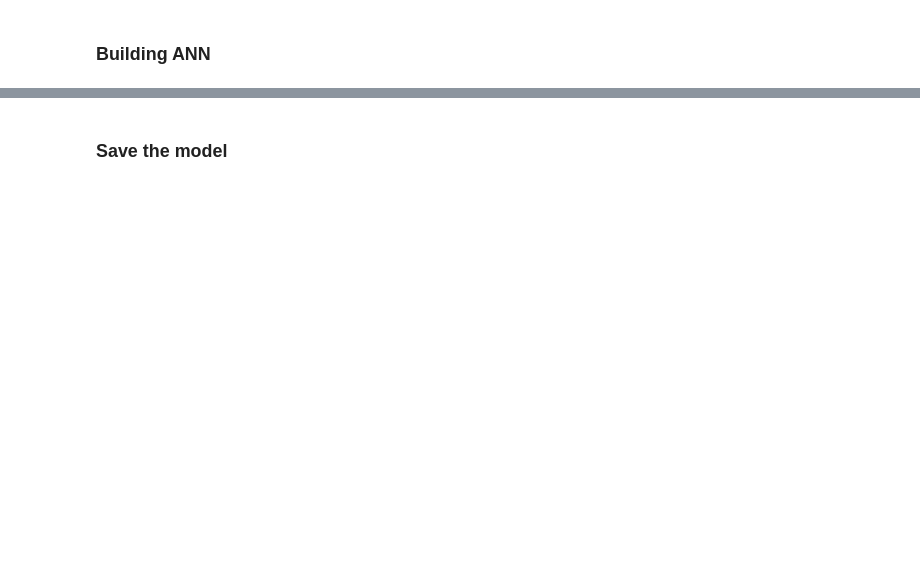
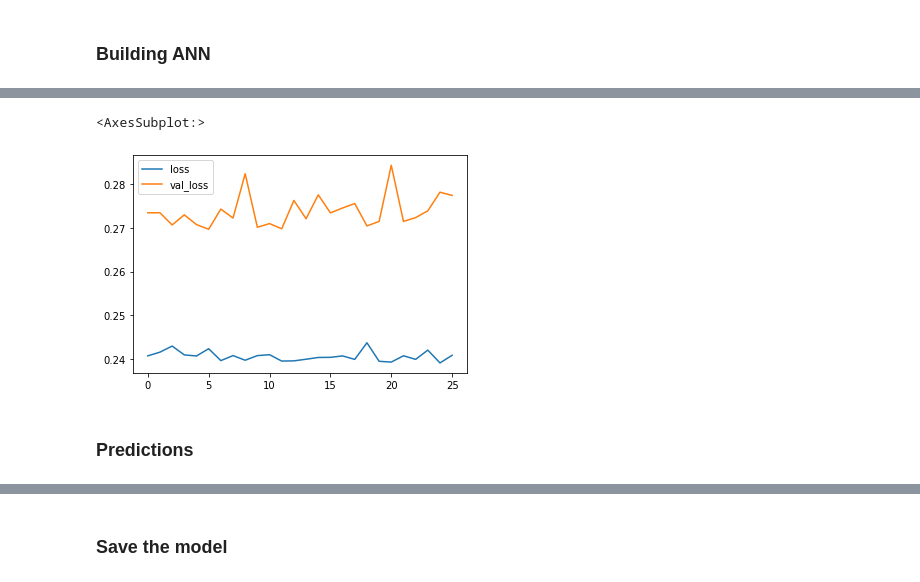
Before and after one commit to pulkitkhandelwal29/Customer-Revenue-Prediction, a Jupyter notebook: Customer_Revenue_Prediction.ipynb, the cells around one changed output, grey strips where cells are left out. Cells and saved outputs as stored; diff of their text form; code cells hidden in the pictures; blank space fills up the shorter version.

```diff
--- a/Customer_Revenue_Prediction.ipynb
+++ b/Customer_Revenue_Prediction.ipynb
@@ -326,0 +392,8 @@ Epoch 100/100
+# %%
+#Here we are monitoring 'validation_loss' and mode is 'min' that means, stop if the loss is not decreasing
+#mode should be 'max' in accuracy as stop training if the accuracy is not increasing
+#patience=20 means we will wait for 20 epochs even if we detected stopping point
+early_stop = EarlyStopping(monitor='val_loss',mode='min',verbose=1,patience=20)
+# %%
+#Fitting the ANN to the data with Early Stopping Callback
+model.fit(X_train,y_train,batch_size=128,epochs=100,validation_data=(X_test,y_test),callbacks=[early_stop])
@@ -326,0 +419,4 @@ Epoch 100/100
+# %%
+#Losses and Accuracy from Model
+loss_accuracy = pd.DataFrame(model.history.history)
+loss_accuracy.head()
@@ -326,0 +430,3 @@ Epoch 100/100
+# %%
+losses = loss_accuracy[['loss','val_loss']]
+losses.head()
@@ -326,0 +440,7 @@ Epoch 100/100
+# %%
+losses.plot()
+# %% [output]
+<AxesSubplot:>
+[figure, added]
+# %% [markdown]
+### Predictions
```
Also changed, not shown: parts of 59 cells of this notebook.
